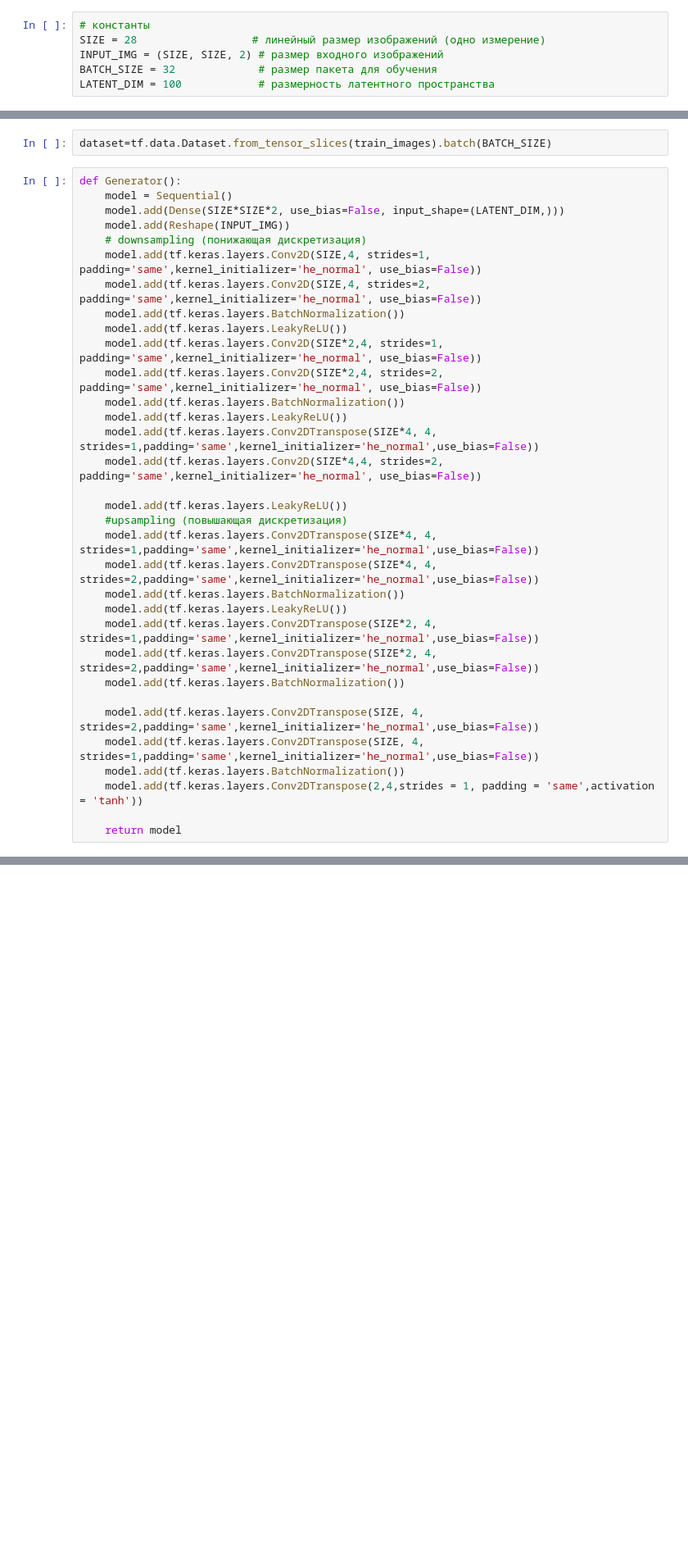
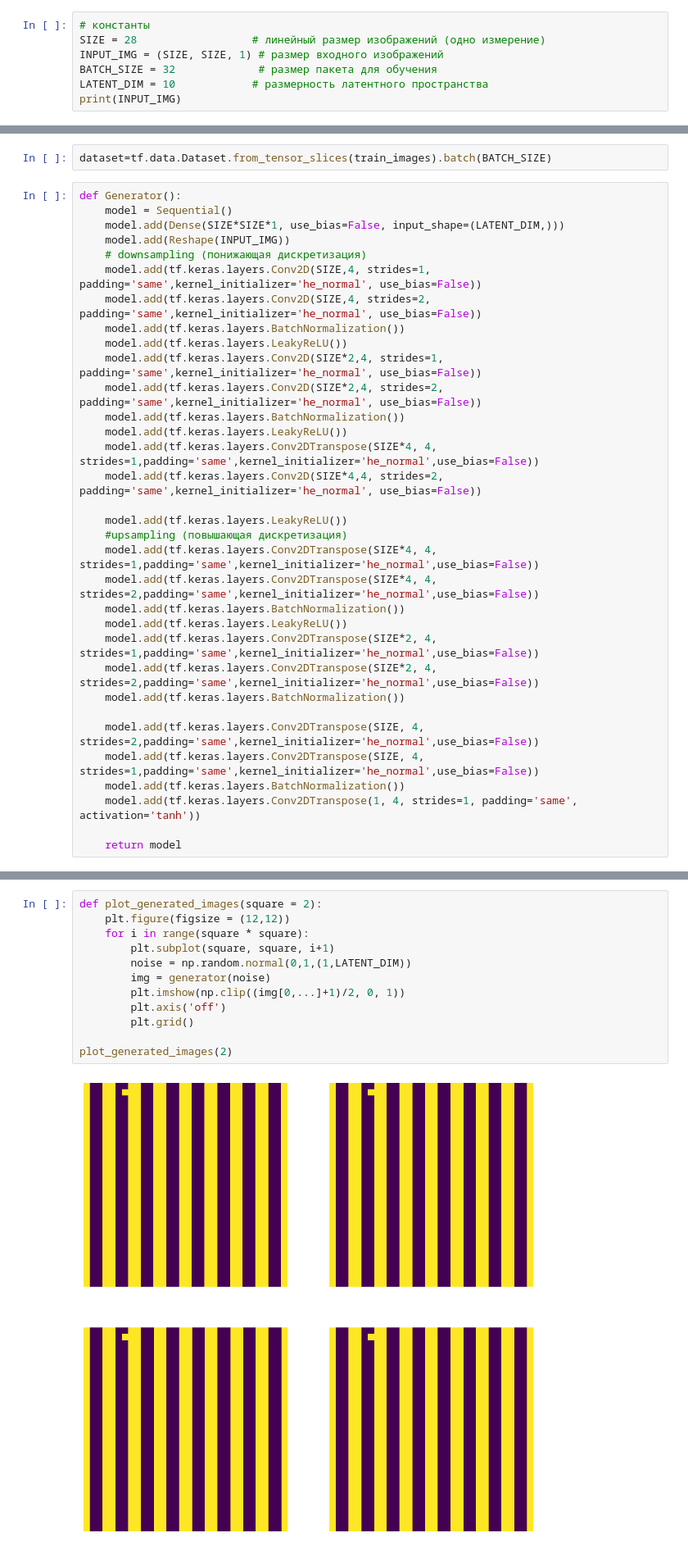
Before and after one commit to Maxxx-VS/The-Founder, a Jupyter notebook: 35_4_GAN_MNIST_fashion.ipynb, the cells around one changed output, grey strips where cells are left out. Shown: that part at 82% size. Drawn from its saved outputs; the diff is of its cells as text; blank space fills up the shorter version.

```diff
--- a/35_4_GAN_MNIST_fashion.ipynb
+++ b/35_4_GAN_MNIST_fashion.ipynb
@@ -103,6 +103,7 @@ plt.show()
 # %%
 # константы
 SIZE = 28                  # линейный размер изображений (одно измерение)
-INPUT_IMG = (SIZE, SIZE, 2) # размер входного изображений
+INPUT_IMG = (SIZE, SIZE, 1) # размер входного изображений
 BATCH_SIZE = 32             # размер пакета для обучения
-LATENT_DIM = 100            # размерность латентного пространства
+LATENT_DIM = 10            # размерность латентного пространства
+print(INPUT_IMG)
@@ -122,7 +125,7 @@ dataset=tf.data.Dataset.from_tensor_slices(train_images).batch(BATCH_SIZE)
 # %%
 def Generator():
     model = Sequential()
-    model.add(Dense(SIZE*SIZE*2, use_bias=False, input_shape=(LATENT_DIM,)))
+    model.add(Dense(SIZE*SIZE*1, use_bias=False, input_shape=(LATENT_DIM,)))
     model.add(Reshape(INPUT_IMG))
     # downsampling (понижающая дискретизация)
     model.add(tf.keras.layers.Conv2D(SIZE,4, strides=1, padding='same',kernel_initializer='he_normal', use_bias=False))
@@ -149,7 +152,7 @@ def Generator():
     model.add(tf.keras.layers.Conv2DTranspose(SIZE, 4, strides=2,padding='same',kernel_initializer='he_normal',use_bias=False))
     model.add(tf.keras.layers.Conv2DTranspose(SIZE, 4, strides=1,padding='same',kernel_initializer='he_normal',use_bias=False))
     model.add(tf.keras.layers.BatchNormalization())
-    model.add(tf.keras.layers.Conv2DTranspose(2,4,strides = 1, padding = 'same',activation = 'tanh'))
+    model.add(tf.keras.layers.Conv2DTranspose(1, 4, strides=1, padding='same', activation='tanh'))
 
     return model
 # %%
@@ -312,0 +339,14 @@ ValueError: in user code:
+# %%
+def plot_generated_images(square = 2):
+    plt.figure(figsize = (12,12))
+    for i in range(square * square):
+        plt.subplot(square, square, i+1)
+        noise = np.random.normal(0,1,(1,LATENT_DIM))
+        img = generator(noise)
+        plt.imshow(np.clip((img[0,...]+1)/2, 0, 1))
+        plt.axis('off')
+        plt.grid()
+
+plot_generated_images(2)
+# %% [output]
+[figure, added]
```
Also changed, not shown: parts of 11 cells of this notebook.
